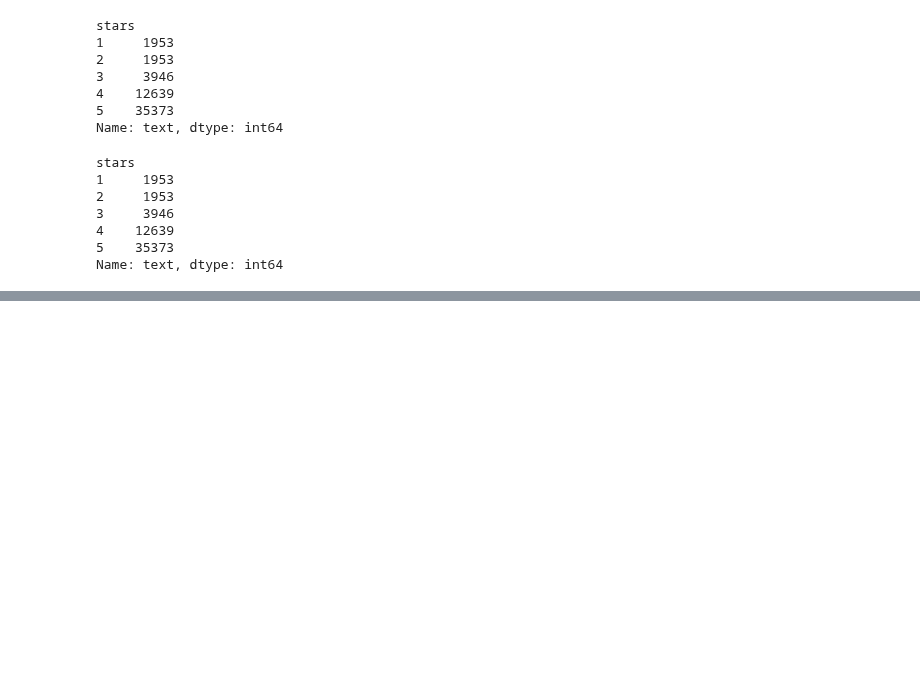
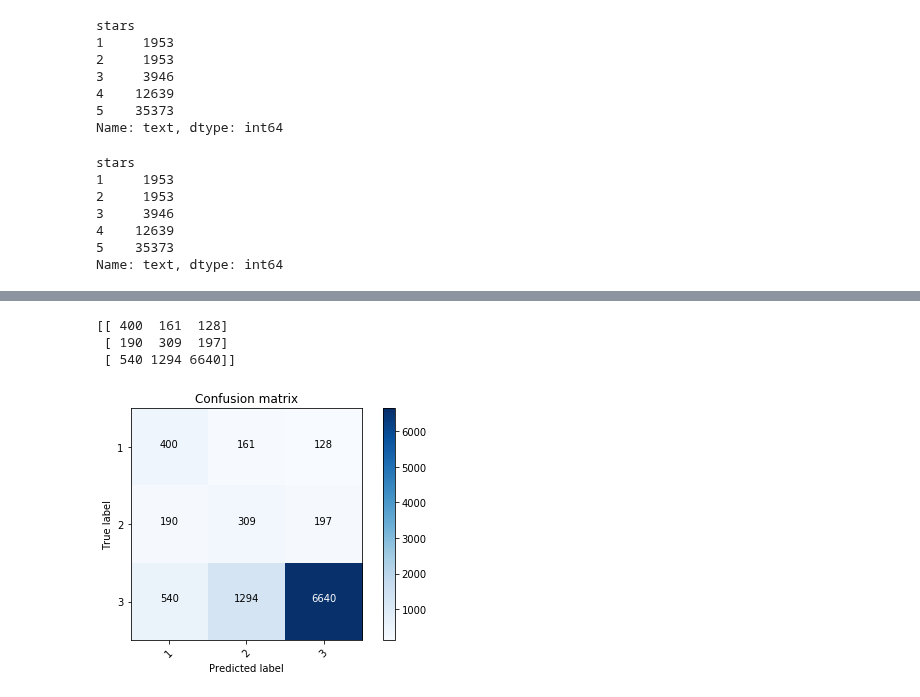
Before and after one commit to sudodoki/prj-nlp, a Jupyter notebook: students/vikua/task_5/improved_model.ipynb, the cells around one changed output, grey strips where cells are left out. Saved outputs shown, nothing was run; the diff lists cells and outputs as text; code cells hidden in the pictures; blank space fills up the shorter version.

Commit message:
[task-5] classifier

```diff
--- a/students/vikua/task_5/improved_model.ipynb
+++ b/students/vikua/task_5/improved_model.ipynb
@@ -402,0 +453,40 @@ Single RF classifier F1 score 0.525355032210838
+# %%
+vect = CountVectorizer(analyzer='word', ngram_range=(1, 2), max_df=0.99, min_df=0.001,
+                           stop_words=None, lowercase=False, tokenizer=lambda doc: doc)
+X_vec = vect.fit_transform(X)
+X_val_vec = vect.transform(X_val)
+# %%
+rf_params = {
+    'n_jobs': -1,
+    'n_estimators': 500,
+    'warm_start': True,
+    'max_depth': 6,
+    'min_samples_leaf': 2,
+    'max_features' : 'sqrt',
+    'verbose': 0,
+    'class_weight': 'balanced'
+}
+
+skf = StratifiedKFold(n_splits=5, shuffle=True, random_state=1234)
+
+scores = []
+for train_idx, test_idx in skf.split(X, y):
+    X_train, X_test = X[train_idx], X[test_idx]
+    y_train, y_test = y[train_idx], y[test_idx]
+
+    vect = CountVectorizer(analyzer='word', ngram_range=(1, 2), max_df=0.99, min_df=0.001,
+                           stop_words=None, lowercase=False, tokenizer=lambda doc: doc)
+    X_train = vect.fit_transform(X_train)
+
+    clf = RandomForestClassifier(**rf_params)
+    clf.fit(X_train, y_train)
+
+    y_pred = clf.predict(vect.transform(X_test).todense())
+
+    scores.append(f1_score(y_test, y_pred, average='weighted'))
+print('Cross-Val score:', sum(scores) / float(len(scores)))
+
+clf = RandomForestClassifier(**rf_params)
+clf.fit(X_vec, y)
+y_pred =clf.predict(X_val_vec)
+print('Single RF classifier F1 score', f1_score(y_val, y_pred, average='weighted'))
@@ -403,3 +506,10 @@ Single RF classifier F1 score 0.525355032210838
+# %%
+plot_confusion_matrix(confusion_matrix(y_val, y_pred), [1, 2, 3])
+# %% [output]
+[[ 400  161  128]
+ [ 190  309  197]
+ [ 540 1294 6640]]
+[figure, added]
 # %%
 %%time
 
```
Also changed, not shown: parts of 14 cells of this notebook.
